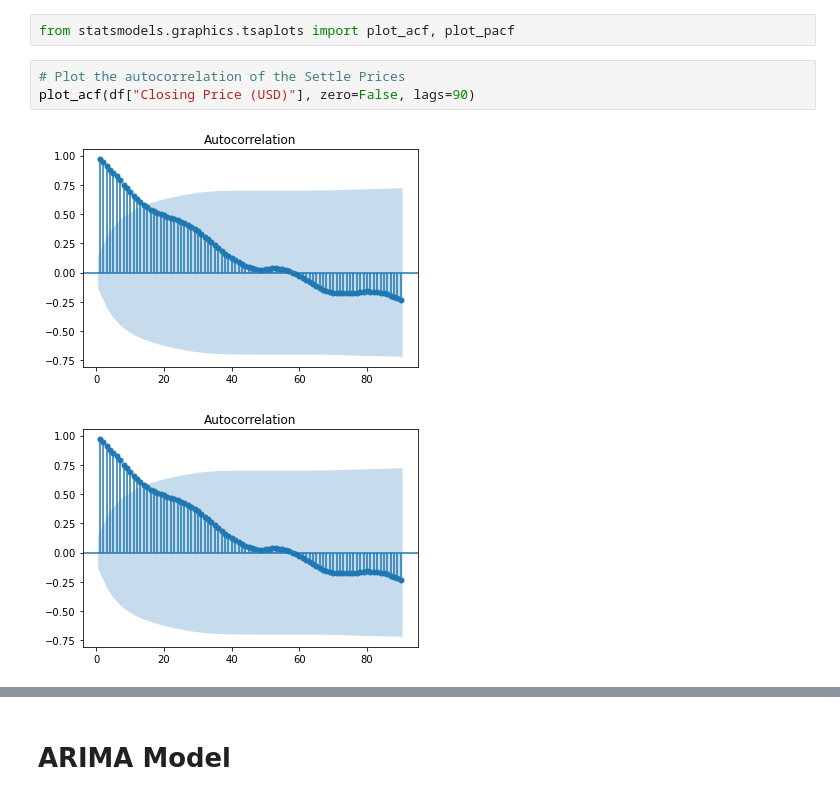
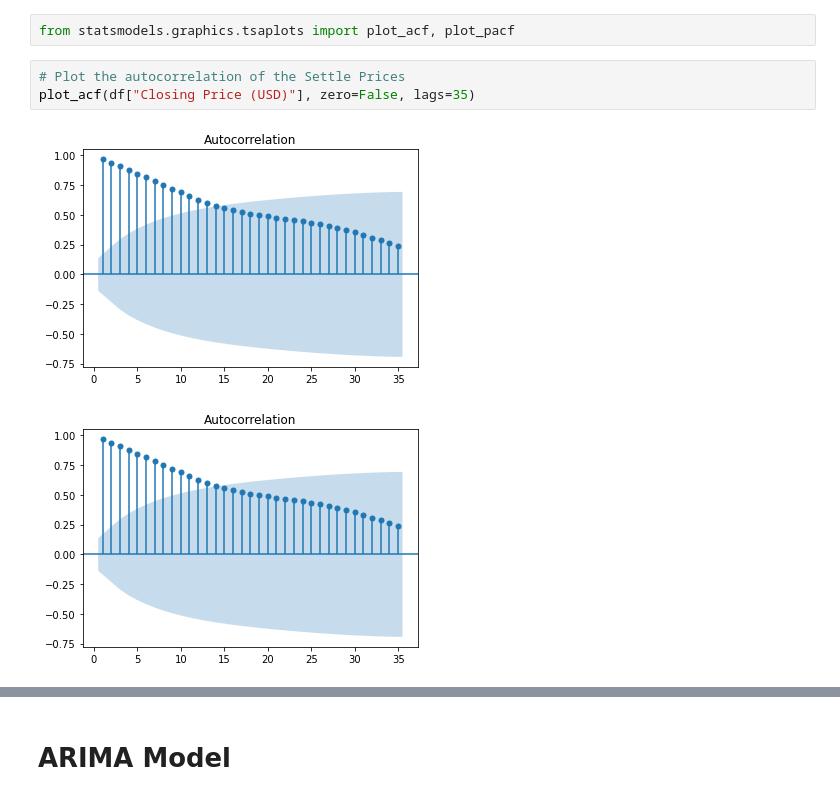
Before and after one commit to Chrispbaco/Project-2, a Jupyter notebook: Jamison/Project 2/ARIMA_ETH.ipynb, the cells around one changed output, grey strips where cells are left out. Drawn from its saved outputs; the diff is of its cells as text.

```diff
--- a/Jamison/Project 2/ARIMA_ETH.ipynb
+++ b/Jamison/Project 2/ARIMA_ETH.ipynb
@@ -37,9 +37,9 @@ df["Closing Price (USD)"].diff().plot()
 from statsmodels.graphics.tsaplots import plot_acf, plot_pacf
 # %%
 # Plot the autocorrelation of the Settle Prices
-plot_acf(df["Closing Price (USD)"], zero=False, lags=90)
+plot_acf(df["Closing Price (USD)"], zero=False, lags=35)
 # %% [output]
-[figure, old version]
+[figure, new version]
-[figure, old version]
+[figure, new version]
 # %%
 # Plot the partial autocorrelation of the returns
```
Also changed, not shown: parts of 5 cells of this notebook, 4 other files.
